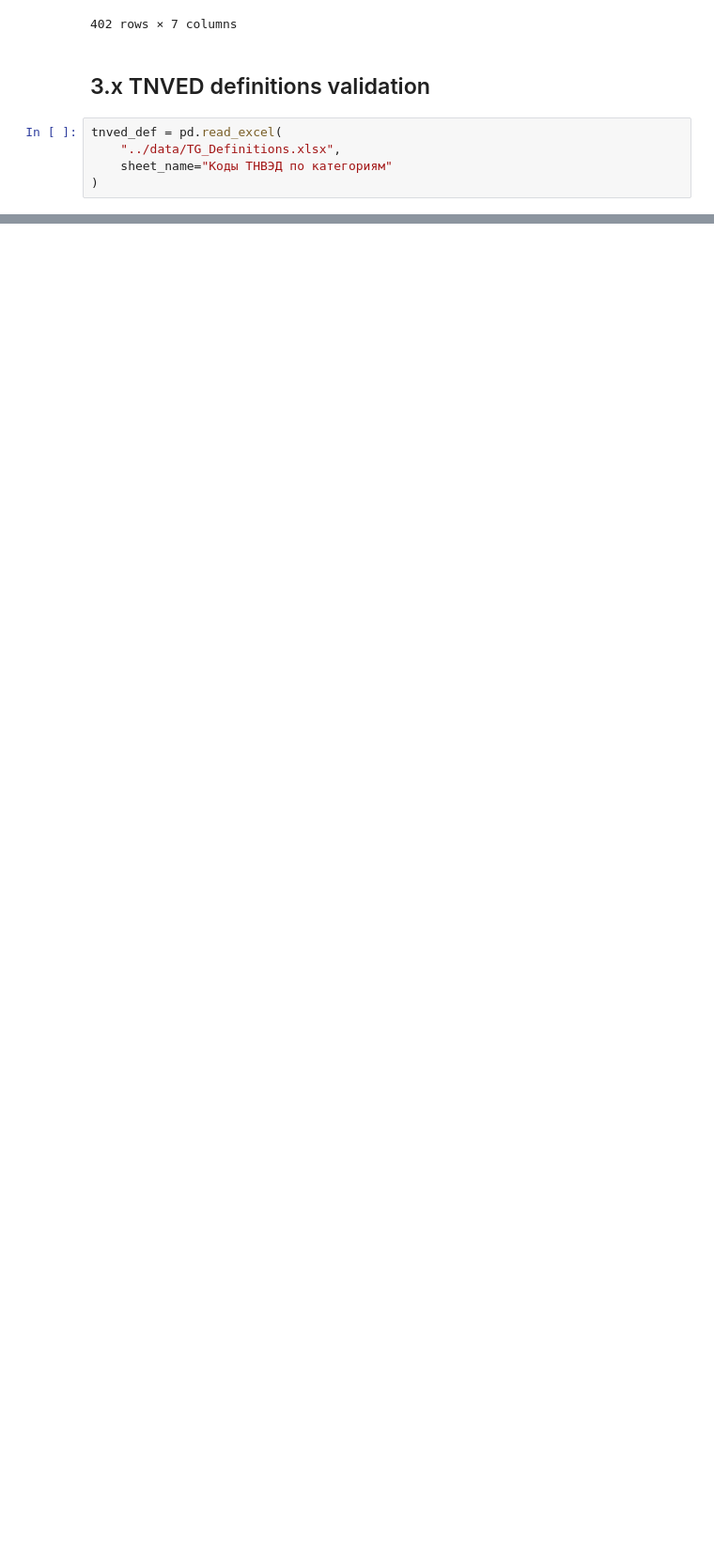
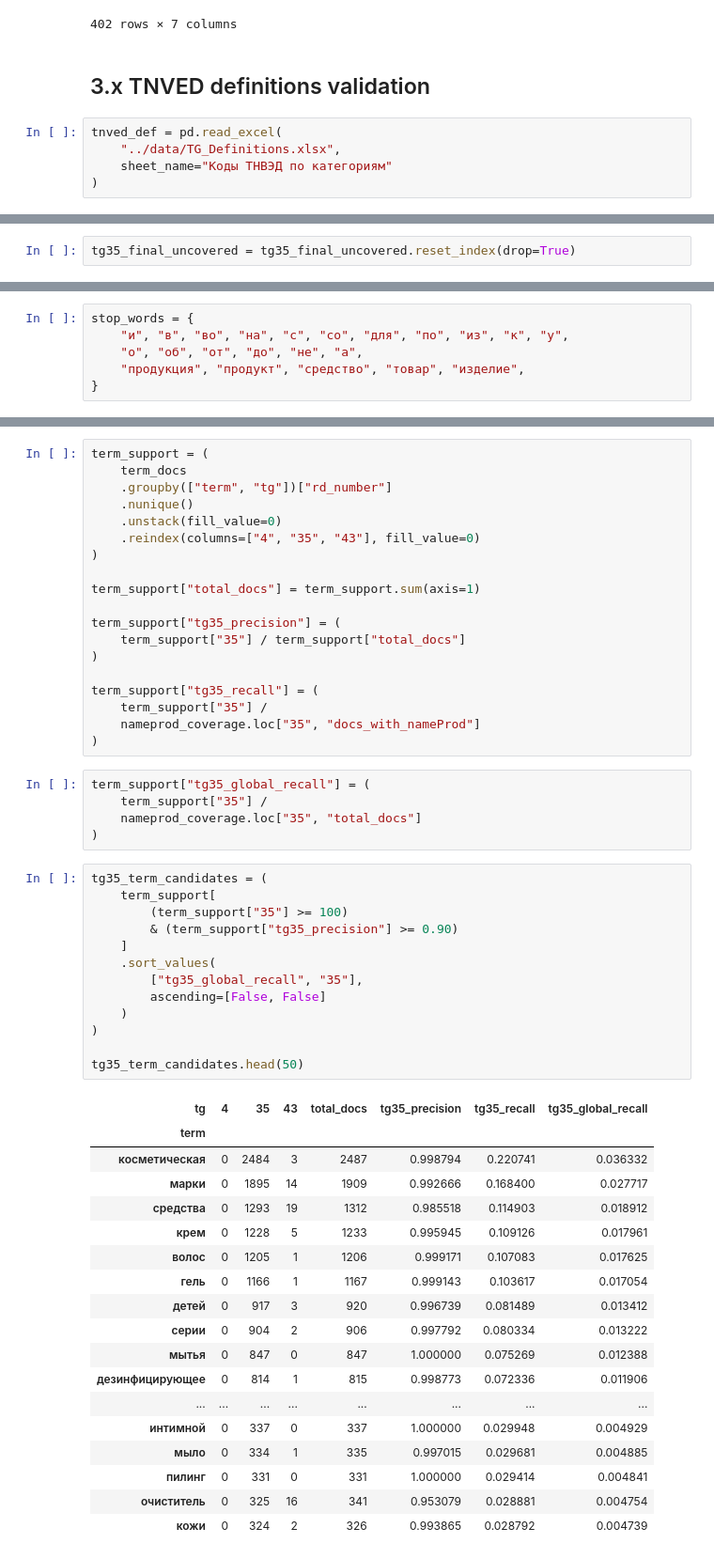
Before and after one commit to Shah29py/rd-classification-feature-engineering, a Jupyter notebook: notebooks/02_feature_discovery.ipynb, the cells around one changed output, grey strips where cells are left out. Shown at 94% size. Drawn from its saved outputs; the diff is of its cells as text; blank space fills up the shorter version.

```diff
--- a/notebooks/02_feature_discovery.ipynb
+++ b/notebooks/02_feature_discovery.ipynb
@@ -1275,0 +3123,2 @@ tnved_def = pd.read_excel(
+# %%
+tg35_final_uncovered = tg35_final_uncovered.reset_index(drop=True)
@@ -1275,0 +3633,6 @@ tnved_def = pd.read_excel(
+# %%
+stop_words = {
+    "и", "в", "во", "на", "с", "со", "для", "по", "из", "к", "у",
+    "о", "об", "от", "до", "не", "а",
+    "продукция", "продукт", "средство", "товар", "изделие",
+}
@@ -1275,0 +3838,56 @@ tnved_def = pd.read_excel(
+# %%
+term_support = (
+    term_docs
+    .groupby(["term", "tg"])["rd_number"]
+    .nunique()
+    .unstack(fill_value=0)
+    .reindex(columns=["4", "35", "43"], fill_value=0)
+)
+
+term_support["total_docs"] = term_support.sum(axis=1)
+
+term_support["tg35_precision"] = (
+    term_support["35"] / term_support["total_docs"]
+)
+
+term_support["tg35_recall"] = (
+    term_support["35"] /
+    nameprod_coverage.loc["35", "docs_with_nameProd"]
+)
+# %%
+term_support["tg35_global_recall"] = (
+    term_support["35"] /
+    nameprod_coverage.loc["35", "total_docs"]
+)
+# %%
+tg35_term_candidates = (
+    term_support[
+        (term_support["35"] >= 100)
+        & (term_support["tg35_precision"] >= 0.90)
+    ]
+    .sort_values(
+        ["tg35_global_recall", "35"],
+        ascending=[False, False]
+    )
+)
+
+tg35_term_candidates.head(50)
+# %% [output]
+| tg | 4 | 35 | 43 | total_docs | tg35_precision | tg35_recall | tg35_global_recall |
+| term |  |  |  |  |  |  |  |
+| косметическая | 0 | 2484 | 3 | 2487 | 0.998794 | 0.220741 | 0.036332 |
+| марки | 0 | 1895 | 14 | 1909 | 0.992666 | 0.168400 | 0.027717 |
+| средства | 0 | 1293 | 19 | 1312 | 0.985518 | 0.114903 | 0.018912 |
+| крем | 0 | 1228 | 5 | 1233 | 0.995945 | 0.109126 | 0.017961 |
+| волос | 0 | 1205 | 1 | 1206 | 0.999171 | 0.107083 | 0.017625 |
+| гель | 0 | 1166 | 1 | 1167 | 0.999143 | 0.103617 | 0.017054 |
+| детей | 0 | 917 | 3 | 920 | 0.996739 | 0.081489 | 0.013412 |
+| серии | 0 | 904 | 2 | 906 | 0.997792 | 0.080334 | 0.013222 |
+| мытья | 0 | 847 | 0 | 847 | 1.000000 | 0.075269 | 0.012388 |
+| дезинфицирующее | 0 | 814 | 1 | 815 | 0.998773 | 0.072336 | 0.011906 |
+| ... | ... | ... | ... | ... | ... | ... | ... |
+| интимной | 0 | 337 | 0 | 337 | 1.000000 | 0.029948 | 0.004929 |
+| мыло | 0 | 334 | 1 | 335 | 0.997015 | 0.029681 | 0.004885 |
+| пилинг | 0 | 331 | 0 | 331 | 1.000000 | 0.029414 | 0.004841 |
+| очиститель | 0 | 325 | 16 | 341 | 0.953079 | 0.028881 | 0.004754 |
+| кожи | 0 | 324 | 2 | 326 | 0.993865 | 0.028792 | 0.004739 |
```
Also changed, not shown: parts of 212 cells of this notebook, 2 other files.
